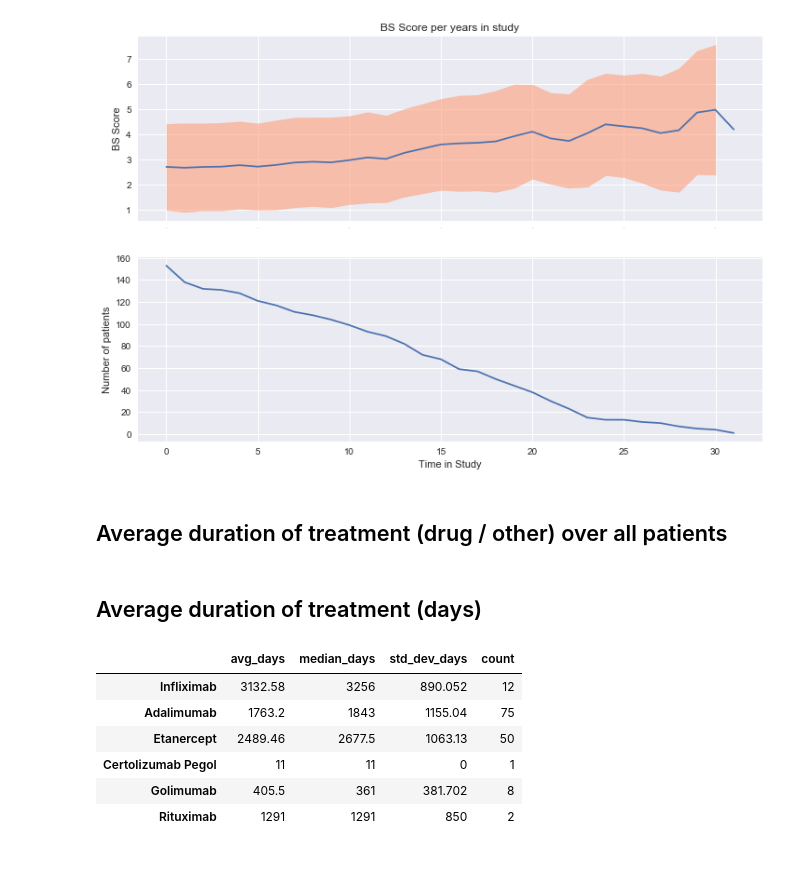
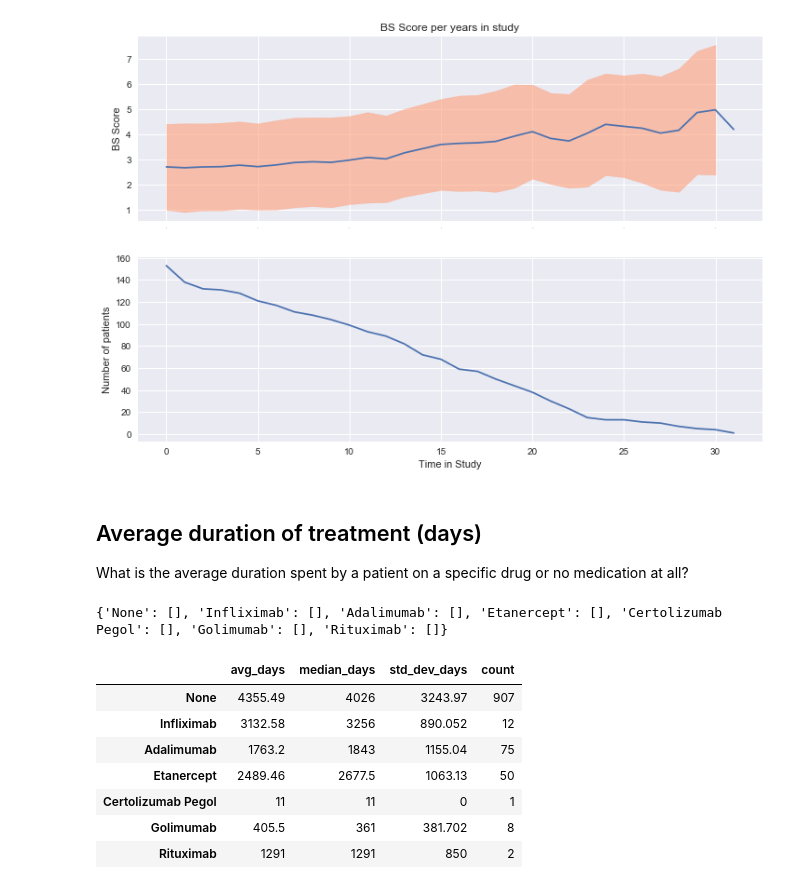
Before and after one commit to Rendiere/as-analysis, a Jupyter notebook: reports/data-vis-report.ipynb, the cells around one changed output. Cells and saved outputs as stored; diff of their text form; code cells hidden in the pictures; blank space fills up the shorter version.

```diff
--- a/reports/data-vis-report.ipynb
+++ b/reports/data-vis-report.ipynb
@@ -19,6 +19,8 @@ sns.set()
 ### Load all datasets
 # %%
 basmi_df = pd.read_excel('../data/clean_basmi.xls', index_col=(0,1))
+basmi_df['Drug'].replace(np.nan,'None', inplace=True)
+
 normed_bs_df = pd.read_excel('../data/bs_normed_full.xls', index_col=0)
 agg_bs_df = pd.read_excel('../data/bs_normed_agg.xls', index_col=0, header=[0,1])
 
@@ -198,33 +202,35 @@ num_patients = agg_female_df['count','len']
 plot_bs_over_time(mean_bs, std_bs, num_patients)
 # %% [output]
 [figure]
-# %% [markdown]
-## Average duration of treatment (drug / other) over all patients
-# %% [markdown]
-## Average duration of treatment (days)
+# %% [markdown]
+## Average duration of treatment (days)
+
+What is the average duration spent by a patient on a specific drug or no medication at all?
 # %%
 # List of drugs
-drugs = [d for d in basmi_df['Drug'].unique() if not pd.isnull(d)]
+drugs = [d for d in basmi_df['Drug'].unique() ]
 
 # DataFrame to hold descriptive info
 drugs_duration_df = pd.DataFrame(index = drugs, columns = ['avg_days','median_days','std_dev_days','count'] )
 
-
 drugs_days = {drug: [] for drug in drugs}
 for group, group_df in basmi_df.groupby(['Drug','patient_id']):
+
     start = min(group_df.index.get_level_values('Date'))
     end = max(group_df.index.get_level_values('Date'))
 
     days = pd.Timedelta(end-start).days
 
     drugs_days[group[0]].append(days)
 
 for drug,days in drugs_days.items():
     drugs_duration_df.loc[drug] = [np.mean(days), np.median(days),np.std(days), len(days)]
 
 drugs_duration_df
 # %% [output]
+{'None': [], 'Infliximab': [], 'Adalimumab': [], 'Etanercept': [], 'Certolizumab Pegol': [], 'Golimumab': [], 'Rituximab': []}
 |  | avg_days | median_days | std_dev_days | count |
+| None | 4355.49 | 4026 | 3243.97 | 907 |
 | Infliximab | 3132.58 | 3256 | 890.052 | 12 |
 | Adalimumab | 1763.2 | 1843 | 1155.04 | 75 |
 | Etanercept | 2489.46 | 2677.5 | 1063.13 | 50 |
```
Also changed, not shown: parts of 3 cells of this notebook.
